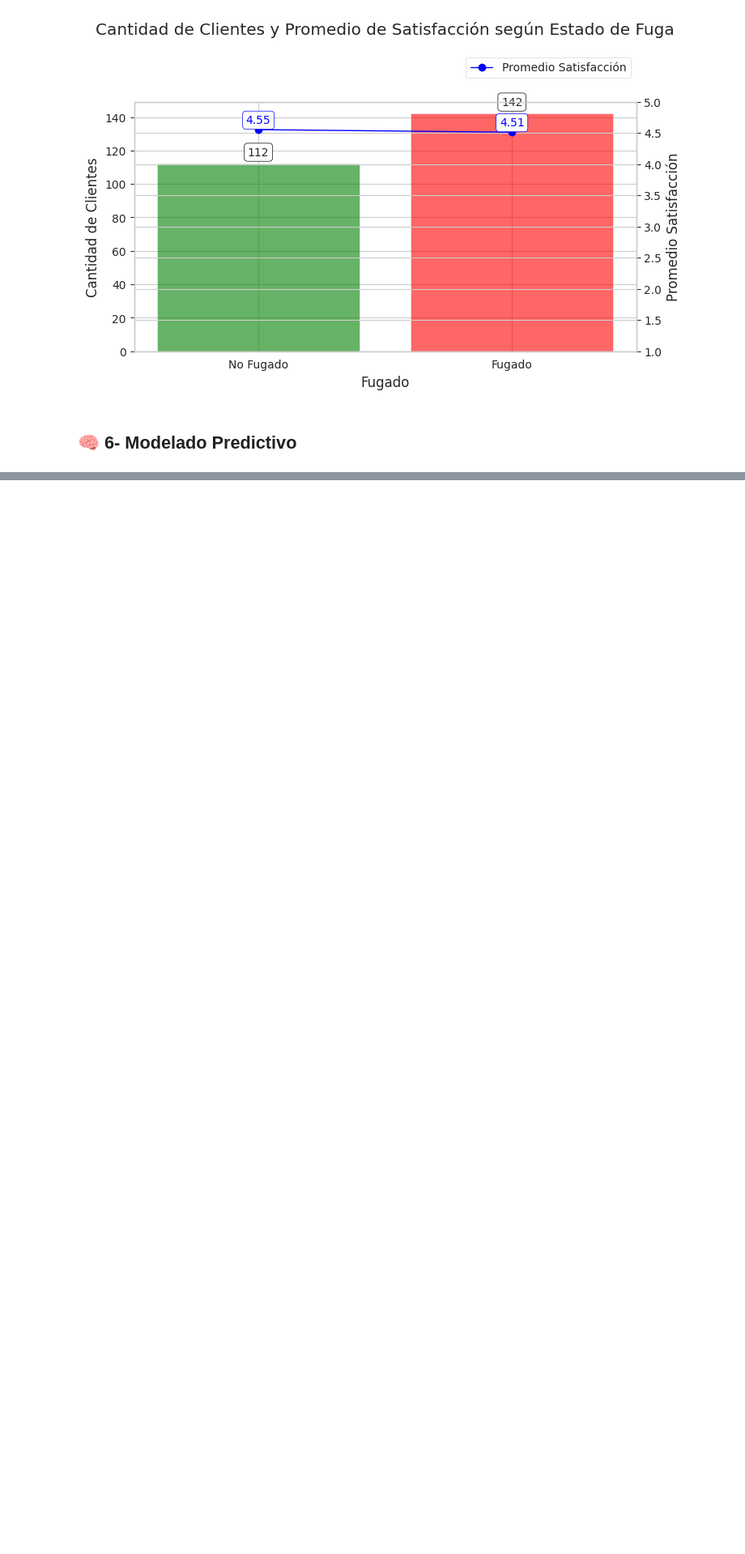
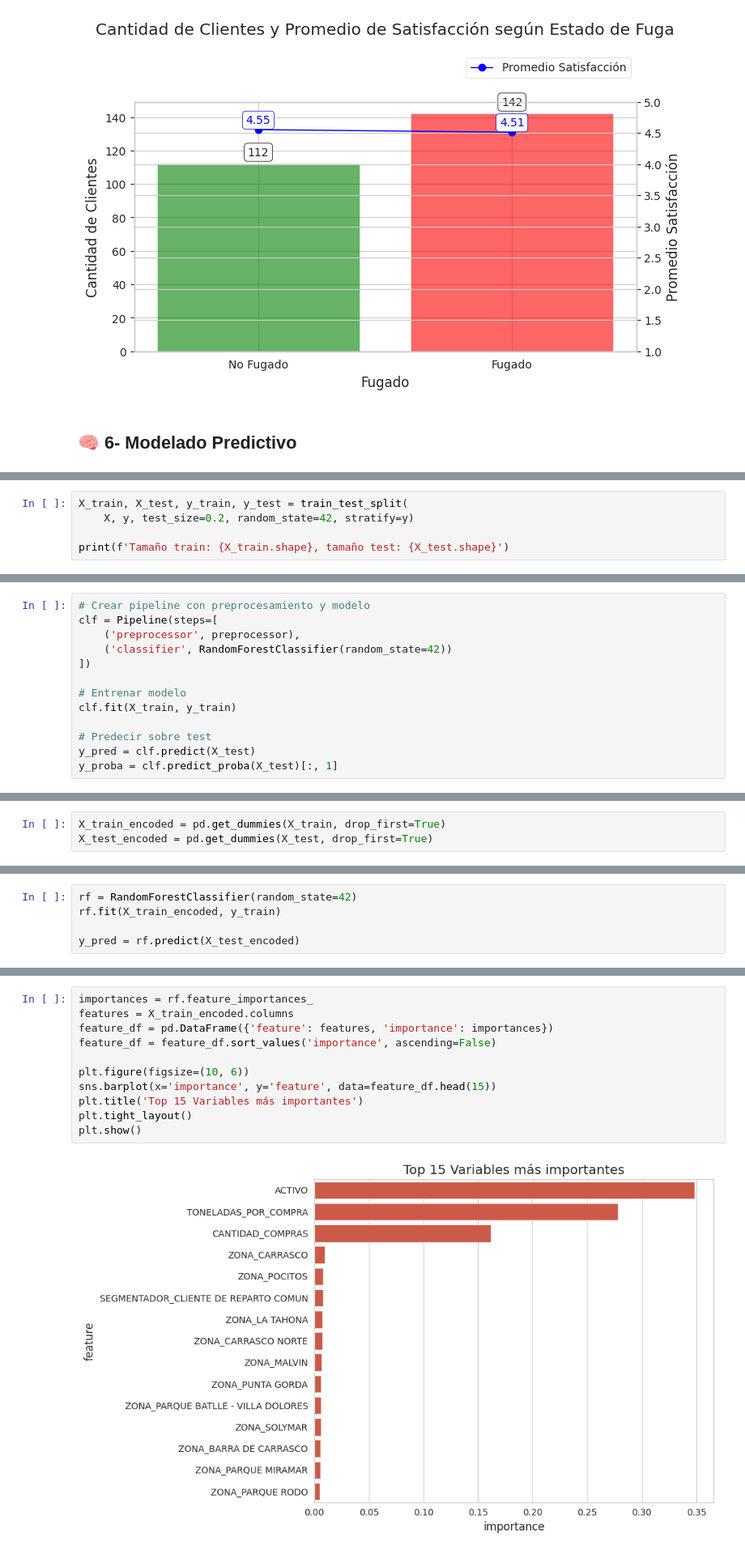
Before and after one commit to lomerrod/proyectofinalDS2, a Jupyter notebook: ProyectoParteIII+RodriguezLorena.ipynb, the cells around one changed output, grey strips where cells are left out. Shown at 81% size. Saved outputs shown, nothing was run; the diff lists cells and outputs as text; blank space fills up the shorter version.

```diff
--- a/ProyectoParteIII+RodriguezLorena.ipynb
+++ b/ProyectoParteIII+RodriguezLorena.ipynb
@@ -1700,0 +1751,5 @@ plt.show()
+# %%
+X_train, X_test, y_train, y_test = train_test_split(
+    X, y, test_size=0.2, random_state=42, stratify=y)
+
+print(f'Tamaño train: {X_train.shape}, tamaño test: {X_test.shape}')
@@ -1700,0 +1760,13 @@ plt.show()
+# %%
+# Crear pipeline con preprocesamiento y modelo
+clf = Pipeline(steps=[
+    ('preprocessor', preprocessor),
+    ('classifier', RandomForestClassifier(random_state=42))
+])
+
+# Entrenar modelo
+clf.fit(X_train, y_train)
+
+# Predecir sobre test
+y_pred = clf.predict(X_test)
+y_proba = clf.predict_proba(X_test)[:, 1]
@@ -1700,0 +1801,3 @@ plt.show()
+# %%
+X_train_encoded = pd.get_dummies(X_train, drop_first=True)
+X_test_encoded = pd.get_dummies(X_test, drop_first=True)
@@ -1700,0 +1806,5 @@ plt.show()
+# %%
+rf = RandomForestClassifier(random_state=42)
+rf.fit(X_train_encoded, y_train)
+
+y_pred = rf.predict(X_test_encoded)
@@ -1700,0 +1840,13 @@ plt.show()
+# %%
+importances = rf.feature_importances_
+features = X_train_encoded.columns
+feature_df = pd.DataFrame({'feature': features, 'importance': importances})
+feature_df = feature_df.sort_values('importance', ascending=False)
+
+plt.figure(figsize=(10, 6))
+sns.barplot(x='importance', y='feature', data=feature_df.head(15))
+plt.title('Top 15 Variables más importantes')
+plt.tight_layout()
+plt.show()
+# %% [output]
+[figure, added]
```
Also changed, not shown: parts of 23 cells of this notebook.
